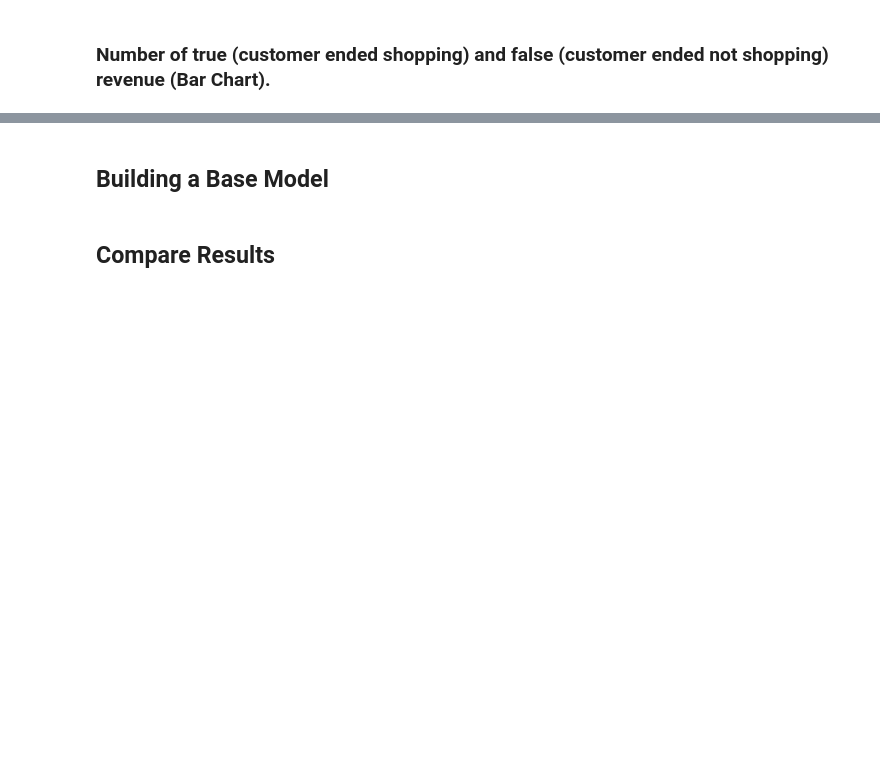
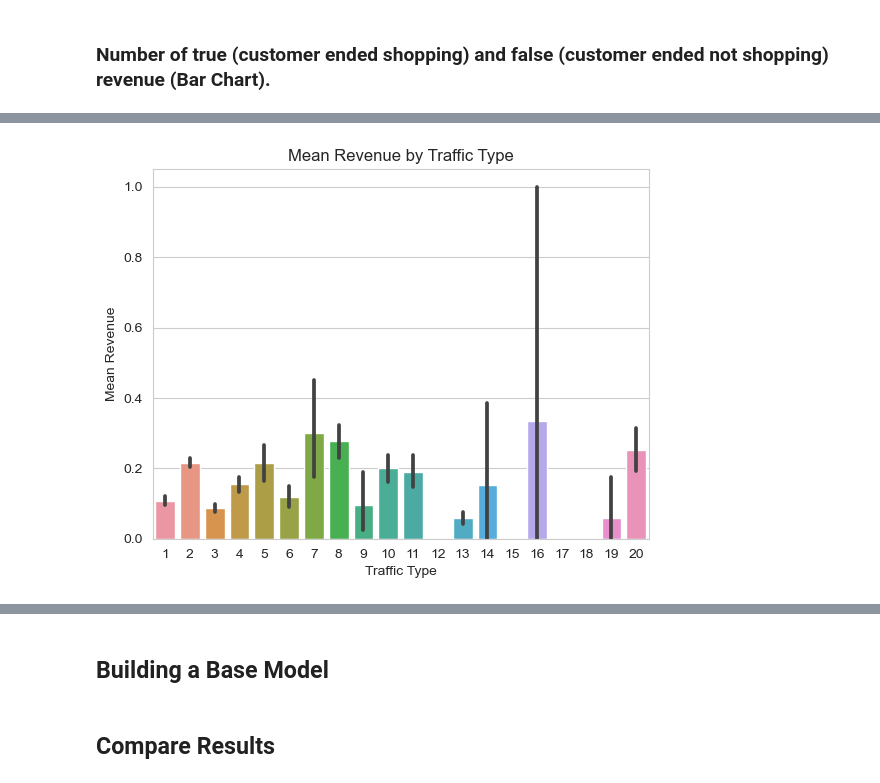
Before and after one commit to RoshanPaudyal/Project-3, a Jupyter notebook: Customer_Intention.ipynb, the cells around one changed output, grey strips where cells are left out. Saved outputs shown, nothing was run; the diff lists cells and outputs as text; code cells hidden in the pictures; blank space fills up the shorter version.

```diff
--- a/Customer_Intention.ipynb
+++ b/Customer_Intention.ipynb
@@ -151,0 +149,11 @@ plt.show();
+# %%
+import seaborn as sns
+import matplotlib.pyplot as plt
+
+sns.barplot(x="TrafficType", y="Revenue", data=df)
+plt.title("Mean Revenue by Traffic Type")
+plt.xlabel("Traffic Type")
+plt.ylabel("Mean Revenue")
+plt.show()
+# %% [output]
+[figure, added]
```
Also changed, not shown: parts of 36 cells of this notebook.
